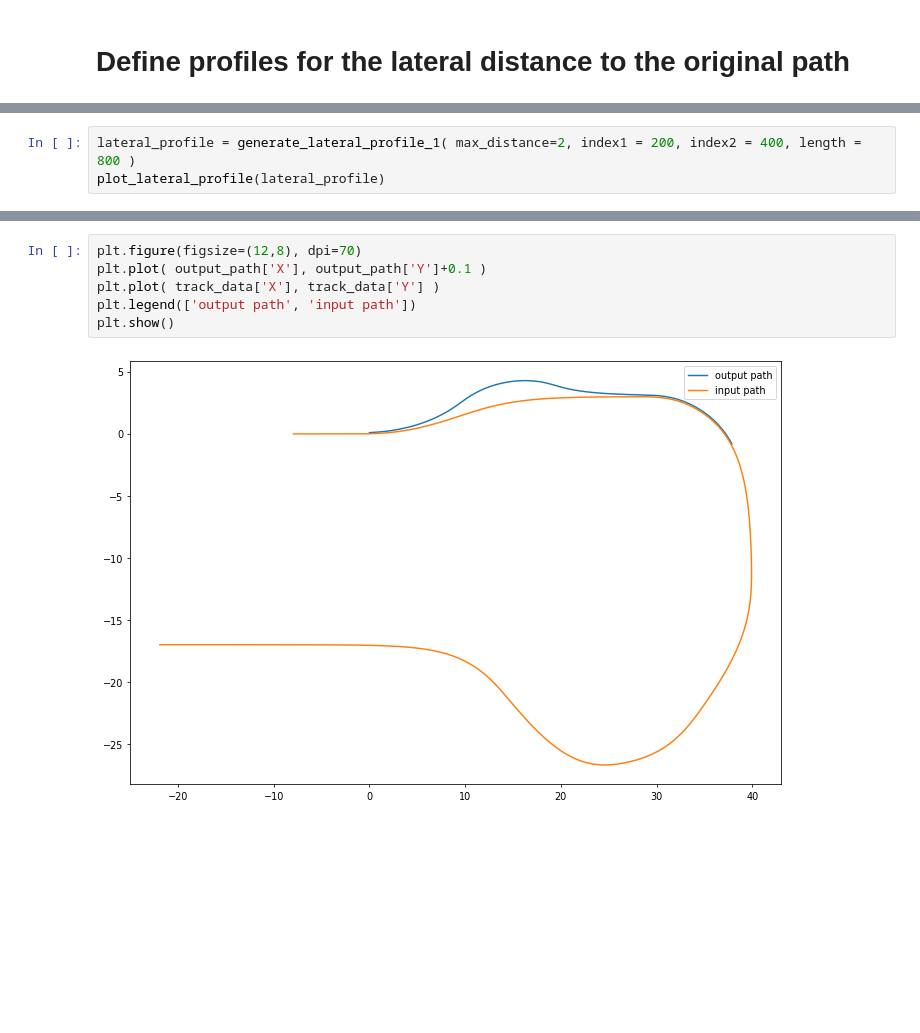
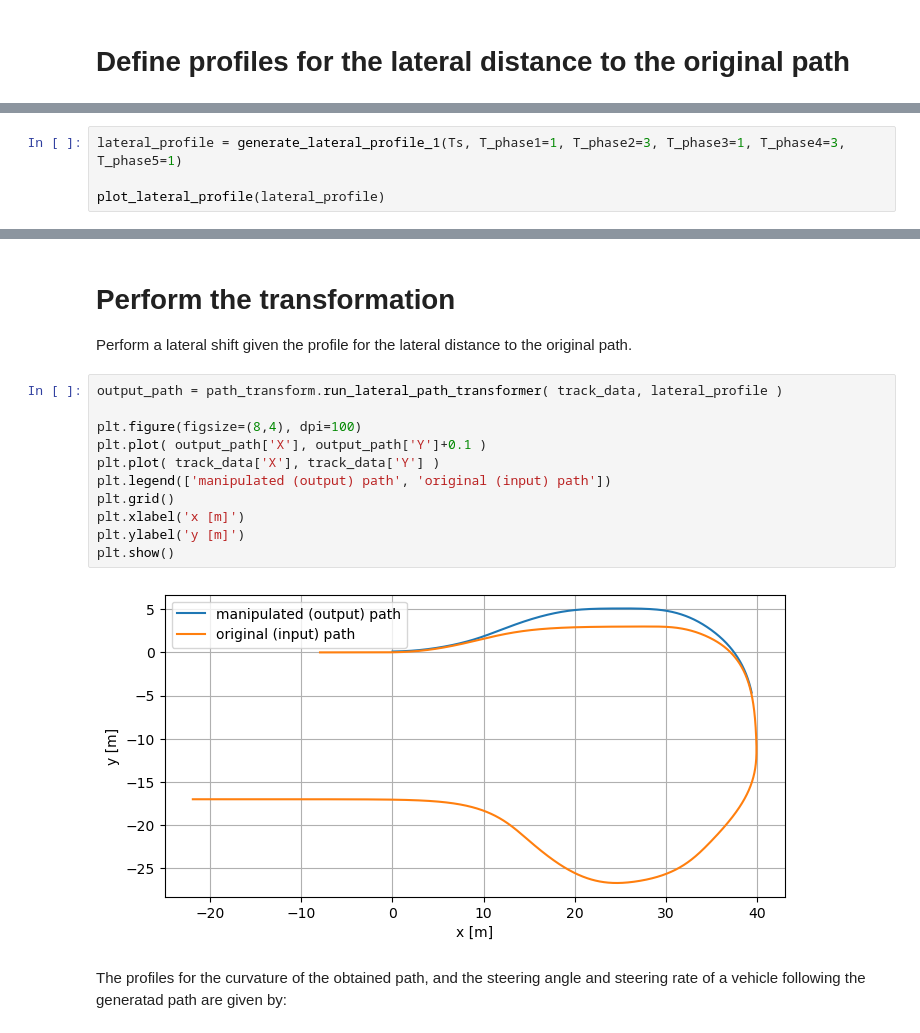
Before and after one commit to christianausb/vehicleControl, a Jupyter notebook: lateral_path_transformation.ipynb, the cells around one changed output, grey strips where cells are left out. Cells and saved outputs as stored; diff of their text form; blank space fills up the shorter version.

Commit message:
cleanup example for path manipulation

```diff
--- a/lateral_path_transformation.ipynb
+++ b/lateral_path_transformation.ipynb
@@ -69,3 +33,0 @@ The profile for the lateral distance is:
-# %%
-lateral_profile = generate_lateral_profile_1( max_distance=2, index1 = 200, index2 = 400, length = 800 )
-plot_lateral_profile(lateral_profile)
@@ -77,0 +115,4 @@ output_path = path_transform.run_lateral_path_transformer( track_data, lateral_p
+# %%
+lateral_profile = generate_lateral_profile_1(Ts, T_phase1=1, T_phase2=3, T_phase3=1, T_phase4=3, T_phase5=1)
+
+plot_lateral_profile(lateral_profile)
@@ -78,11 +122,22 @@ output_path = path_transform.run_lateral_path_transformer( track_data, lateral_p
+# %% [markdown]
+# Perform the transformation
+
+Perform a lateral shift given the profile for the lateral distance to the original path.
 # %%
-plt.figure(figsize=(12,8), dpi=70)
+output_path = path_transform.run_lateral_path_transformer( track_data, lateral_profile )
+
+plt.figure(figsize=(8,4), dpi=100)
 plt.plot( output_path['X'], output_path['Y']+0.1 )
 plt.plot( track_data['X'], track_data['Y'] )
-plt.legend(['output path', 'input path'])
+plt.legend(['manipulated (output) path', 'original (input) path'])
+plt.grid()
+plt.xlabel('x [m]')
+plt.ylabel('y [m]')
 plt.show()
 # %% [output]
-[figure, old version]
+[figure, new version]
+# %% [markdown]
+The profiles for the curvature of the obtained path, and the steering angle and steering rate of a vehicle following the generatad path are given by:
 # %%
 plot_path(output_path, show_xy=False)
 # %% [output]
```
Also changed, not shown: parts of 10 cells of this notebook, 2 other files.
